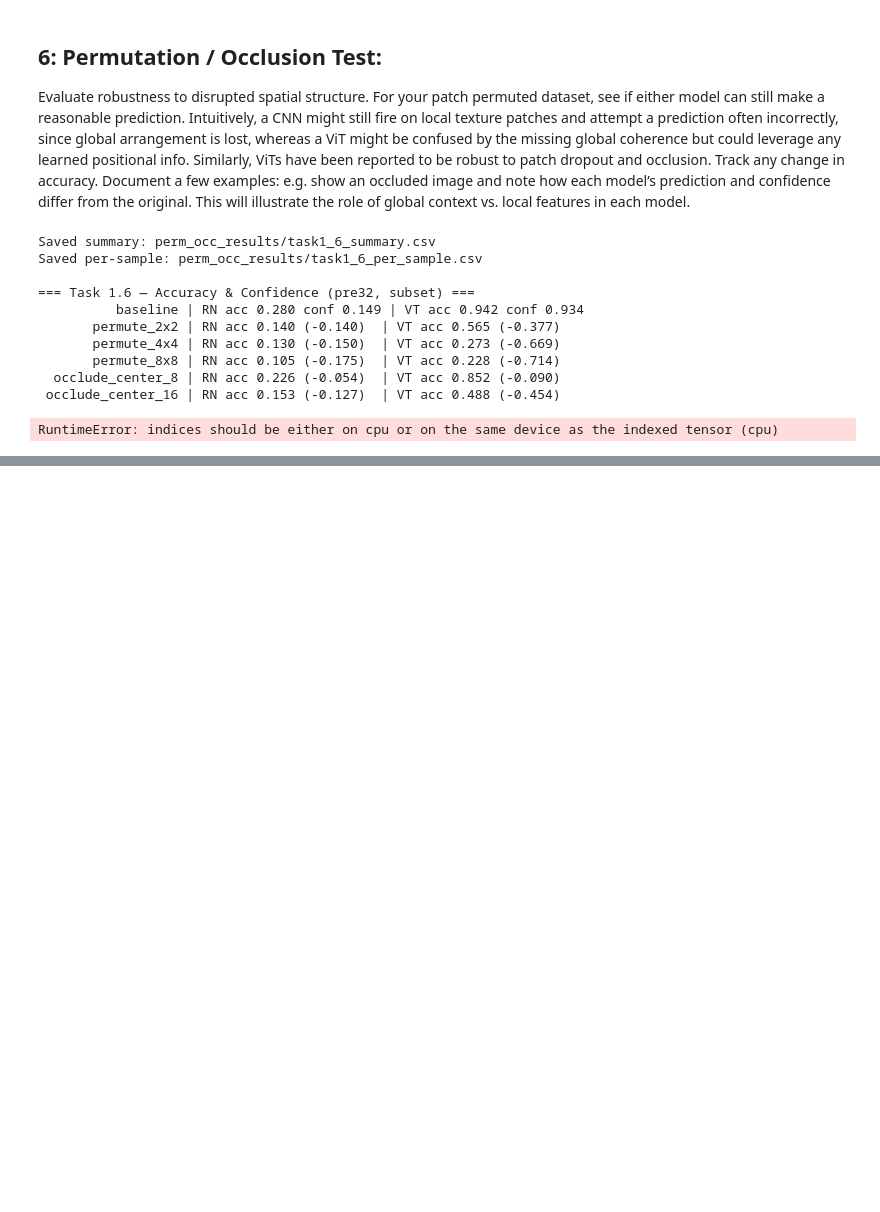
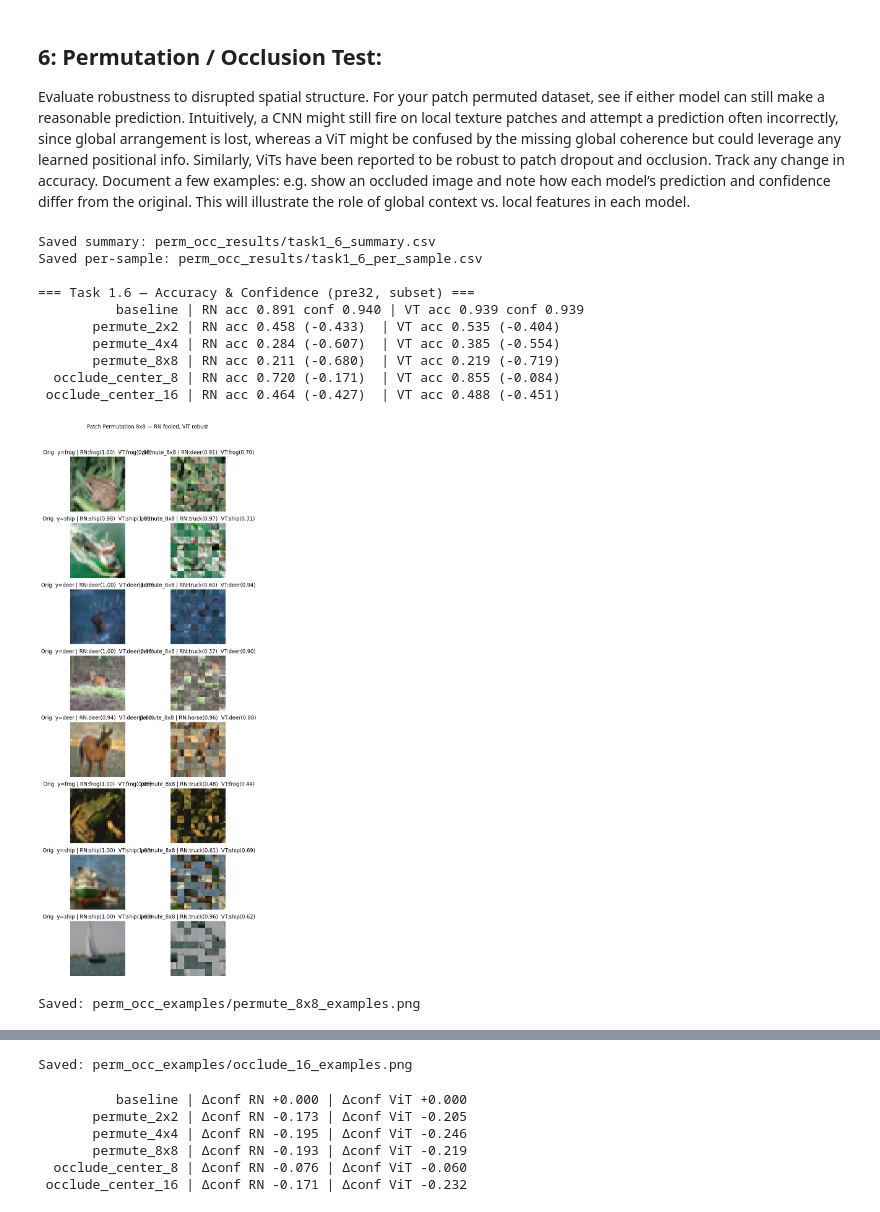
Before and after one commit to tk1475/ATML-PA1, a Jupyter notebook: Task1/task1.ipynb, the cells around one changed output, grey strips where cells are left out. Drawn from its saved outputs; the diff is of its cells as text; code cells hidden in the pictures; blank space fills up the shorter version.

```diff
--- a/Task1/task1.ipynb
+++ b/Task1/task1.ipynb
@@ -1096,16 +1096,22 @@ def up224(x):  # (B,3,32,32) -> (B,3,224,224)
 # Perturbations (pre32)
 # -------------------
 def permute_patches_batch(x, grid, perm_idx=None):
-    # x: (B,C,32,32), grid in {2,4,8}
     B,C,H,W = x.shape
+    assert H==32 and W==32 and 32 % grid == 0
     p = 32 // grid
-    x = x.view(B, C, grid, p, grid, p).permute(0,2,4,1,3,5).contiguous() # (B,g,g,C,p,p)
-    x = x.view(B, grid*grid, C, p, p)
+
+    # make sure the permutation lives on the same device as x
     if perm_idx is None:
         perm_idx = torch.randperm(grid*grid, device=x.device)
-    x = x[:, perm_idx]
+    else:
+        perm_idx = perm_idx.to(x.device)
+
+    x = x.view(B, C, grid, p, grid, p).permute(0,2,4,1,3,5).contiguous()  # (B,g,g,C,p,p)
+    x = x.view(B, grid*grid, C, p, p)                                     # (B,g^2,C,p,p)
+    x = x[:, perm_idx]                                                    # apply permutation
     x = x.view(B, grid, grid, C, p, p).permute(0,3,1,4,2,5).contiguous()
     return x.view(B, C, H, W), perm_idx
+
 
 def occlude_center(x, size):
     """
@@ -1331,59 +1337,70 @@ os.makedirs("perm_occ_examples", exist_ok=True)
 def pick_examples_for(cond_key, modify_fn, want_flip_rn=True, max_n=N_EXAMPLES):
     exs = []
     count = 0
-    # sample through the subset indices
     for local_i, raw_i in enumerate(subset_indices):
-        # get normalized tensor for this one item
+        # get normalized tensor for this one item (CPU)
         x0, y, _ = base_tf(raw_imgs[local_i]), raw_labels[local_i], None
-        (rn0,rc0,vt0,vc0), (rn1,rc1,vt1,vc1) = infer_pair(x0, modify_fn)
-        # selection rule
+
+        # run the paired inference (this already moves tensors to DEVICE inside)
+        (rn0, rc0, vt0, vc0), (rn1, rc1, vt1, vc1) = infer_pair(x0, modify_fn)
+
+        # selection rule: both correct on clean; after perturbation RN flips & ViT holds (or the opposite)
         cond1 = (rn0 == y) and (vt0 == y)
         if want_flip_rn:
-            cond2 = (rn1 != y) and (vt1 == y)   # RN fooled, VT robust
+            cond2 = (rn1 != y) and (vt1 == y)   # RN fooled, ViT robust
         else:
-            cond2 = (vt1 != y) and (rn1 == y)   # VT fooled, RN robust (less common)
+            cond2 = (vt1 != y) and (rn1 == y)   # ViT fooled, RN robust
+
         if cond1 and cond2:
+            # --- build the modified image for DISPLAY safely across devices ---
+            xb_cpu = base_tf(raw_imgs[local_i])                        # (3,32,32) on CPU
+            xm_dev = modify_fn(xb_cpu.unsqueeze(0).to(DEVICE))         # (1,3,32,32) on DEVICE
+            xm_cpu = xm_dev.detach().cpu()[0]                          # back to CPU for PIL/np
+
             exs.append({
                 "orig": np.array(raw_imgs[local_i]),
-                "mod":  np.array(transforms.ToPILImage()(denorm_to_np(modify_fn(base_tf(raw_imgs[local_i])[None])[0]))),
+                "mod":  np.array(transforms.ToPILImage()(denorm_to_np(xm_cpu))),
                 "y": CLASSES[y],
                 "rn0": CLASSES[rn0], "rc0": rc0, "vt0": CLASSES[vt0], "vc0": vc0,
                 "rn1": CLASSES[rn1], "rc1": rc1, "vt1": CLASSES[vt1], "vc1": vc1,
                 "cond": cond_key
             })
             count += 1
-            if count >= max_n: break
+            if count >= max_n:
+                break
     return exs
+
 
 # Make modify_fns for the chosen conditions
 perm8 = torch.randperm(8*8, device=DEVICE)
 def modify_perm8(x):  # x: (1,3,32,32)
     return permute_patches_batch(x, 8, perm8)[0]
 
 def modify_occ16(x):  # x: (1,3,32,32)
     return occlude_center(x, 16)
 
 # Build and save example grids
 ex_perm = pick_examples_for("permute_8x8", modify_perm8, want_flip_rn=True, max_n=N_EXAMPLES)
 if len(ex_perm)>0:
     save_example_grid(ex_perm, "Patch Permutation 8x8 — RN fooled, ViT robust", "perm_occ_examples/permute_8x8_examples.png")
 else:
     print("Note: Couldn't find RN-flip/VT-stable examples for permute_8x8 with current subset.")
 
 ex_occ = pick_examples_for("occlude_16", modify_occ16, want_flip_rn=True, max_n=N_EXAMPLES)
 if len(ex_occ)>0:
     save_example_grid(ex_occ, "Center Occlusion 16px — RN fooled, ViT robust", "perm_occ_examples/occlude_16_examples.png")
 else:
     print("Note: Couldn't find RN-flip/VT-stable examples for occlude_16 with current subset.")
 # %% [output]
 Saved summary: perm_occ_results/task1_6_summary.csv
 Saved per-sample: perm_occ_results/task1_6_per_sample.csv
 
 === Task 1.6 — Accuracy & Confidence (pre32, subset) ===
-          baseline | RN acc 0.280 conf 0.149 | VT acc 0.942 conf 0.934
-       permute_2x2 | RN acc 0.140 (-0.140)  | VT acc 0.565 (-0.377)
-       permute_4x4 | RN acc 0.130 (-0.150)  | VT acc 0.273 (-0.669)
-       permute_8x8 | RN acc 0.105 (-0.175)  | VT acc 0.228 (-0.714)
-  occlude_center_8 | RN acc 0.226 (-0.054)  | VT acc 0.852 (-0.090)
- occlude_center_16 | RN acc 0.153 (-0.127)  | VT acc 0.488 (-0.454)
+          baseline | RN acc 0.891 conf 0.940 | VT acc 0.939 conf 0.939
+       permute_2x2 | RN acc 0.458 (-0.433)  | VT acc 0.535 (-0.404)
+       permute_4x4 | RN acc 0.284 (-0.607)  | VT acc 0.385 (-0.554)
+       permute_8x8 | RN acc 0.211 (-0.680)  | VT acc 0.219 (-0.719)
+  occlude_center_8 | RN acc 0.720 (-0.171)  | VT acc 0.855 (-0.084)
+ occlude_center_16 | RN acc 0.464 (-0.427)  | VT acc 0.488 (-0.451)
+[figure, added]
-RuntimeError: indices should be either on cpu or on the same device as the indexed tensor (cpu)
+Saved: perm_occ_examples/permute_8x8_examples.png
@@ -1389,0 +1408,18 @@ RuntimeError: indices should be either on cpu or on the same device as the index
+Saved: perm_occ_examples/occlude_16_examples.png
+# %%
+import csv
+path = "perm_occ_results/task1_6_summary.csv"
+rows = list(csv.DictReader(open(path)))
+base = next(r for r in rows if r["label"]=="baseline")
+br, bv = float(base["ResNet_conf"]), float(base["ViT_conf"])
+for r in rows:
+    dr = float(r["ResNet_conf"]) - br
+    dv = float(r["ViT_conf"])    - bv
+    print(f"{r['label']:>18} | Δconf RN {dr:+.3f} | Δconf ViT {dv:+.3f}")
+# %% [output]
+          baseline | Δconf RN +0.000 | Δconf ViT +0.000
+       permute_2x2 | Δconf RN -0.173 | Δconf ViT -0.205
+       permute_4x4 | Δconf RN -0.195 | Δconf ViT -0.246
+       permute_8x8 | Δconf RN -0.193 | Δconf ViT -0.219
+  occlude_center_8 | Δconf RN -0.076 | Δconf ViT -0.060
+ occlude_center_16 | Δconf RN -0.171 | Δconf ViT -0.232
```
Also changed, not shown: parts of 6 cells of this notebook.
